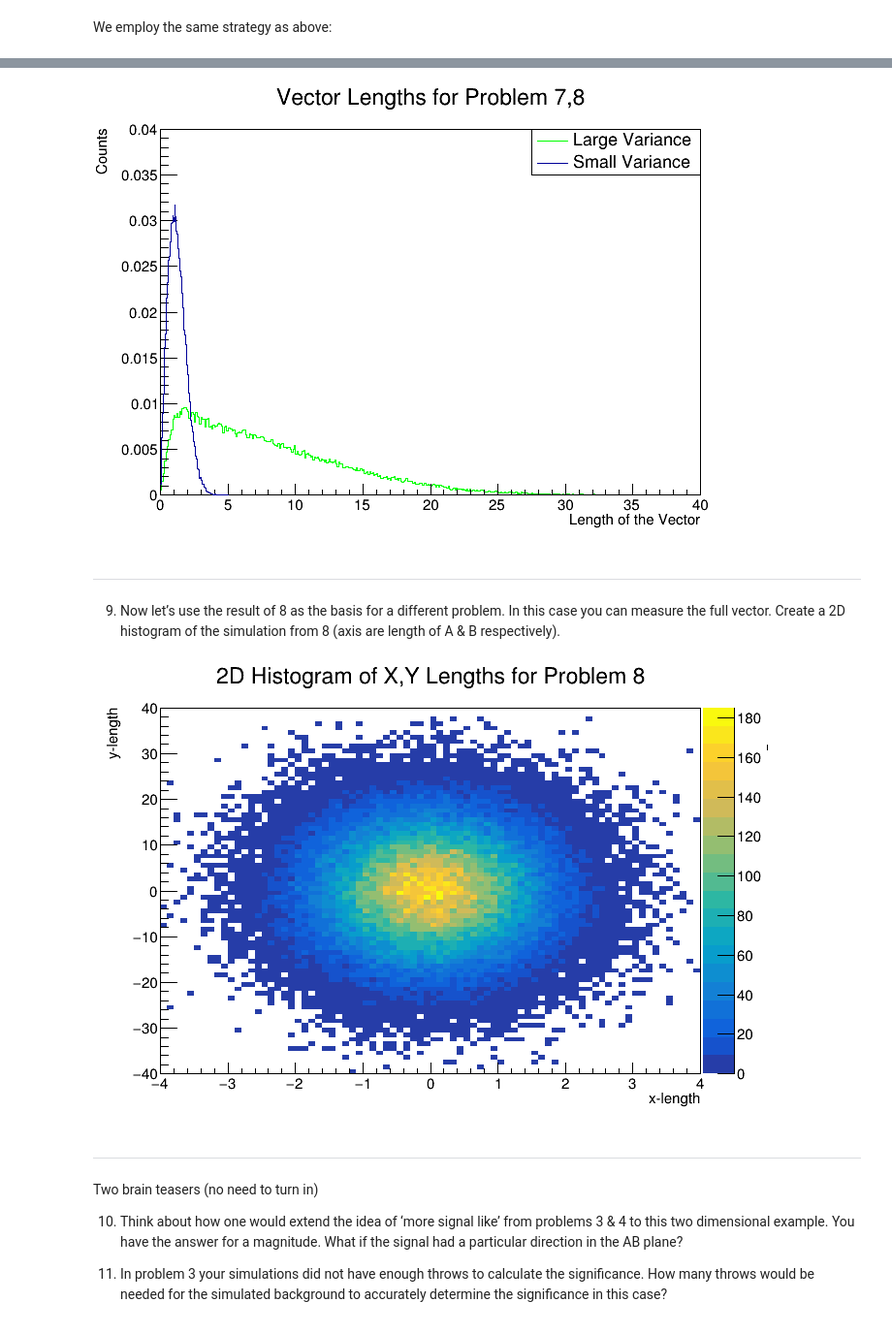
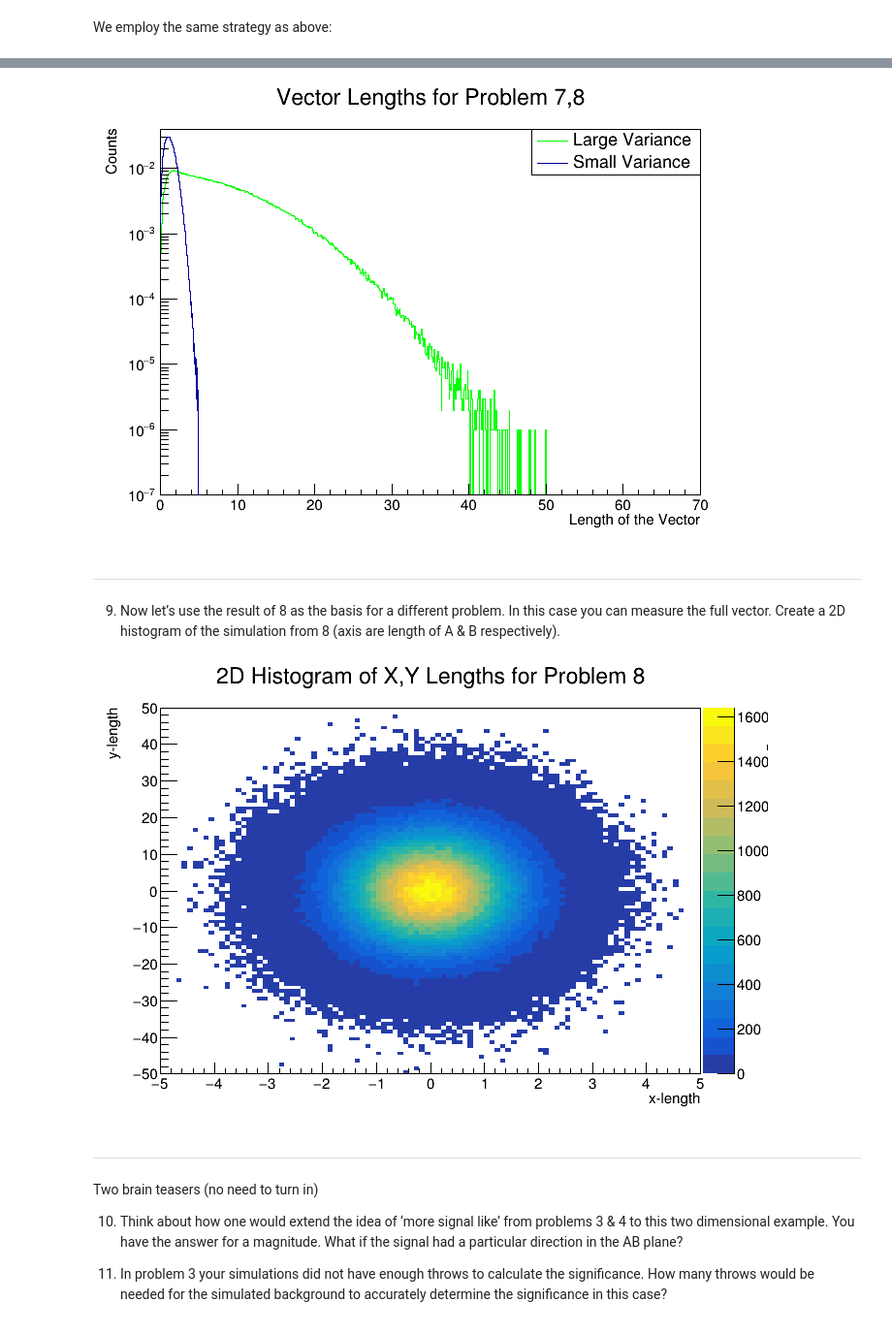
Before and after one commit to jlabounty/phys576, a Jupyter notebook: PHYS576_HW1_JoshuaLaBounty.ipynb, the cells around one changed output, grey strips where cells are left out. Shown: that part at 97% size. Drawn from its saved outputs; the diff is of its cells as text; code cells hidden in the pictures.

```diff
--- a/PHYS576_HW1_JoshuaLaBounty.ipynb
+++ b/PHYS576_HW1_JoshuaLaBounty.ipynb
@@ -36,8 +36,8 @@ So let’s imagine that we have an experiment that counts events, and the averag
 
 1) Simulate what this distribution will look like, and plot on a semilogy histogram plot. 1e4 or 1e5 points should be fine. This is a set of realizations of the background.
 # %%
-#Lets generate a random Poisson distribution with a mean of 50.1, and N = 1e5
-nPoints = 10**5
+#Lets generate a random Poisson distribution with a mean of 50.1, and N = 1e7
+nPoints = 10**7
 mean = 50.1
 
 testPoisson = scipy.stats.poisson.rvs(mean, size=nPoints)
@@ -86,7 +87,10 @@ func1.SetLineColor(2)
 func1.SetNpx(1000)
 
 for i in range(2): #run fit twice to first get better initial guess, then get actual fit
-    h1.Fit("poisson")
+    if i < 1:
+        h1.Fit("poisson","REMQ")
+    else:
+        h1.Fit("poisson","REM")
 func1.Draw("SAME")
 c1.Update()
 c1.Draw()
@@ -186,7 +184,7 @@ realizations of the magnitude measurement.
 7) Plot the resulting magnitude pdf.
 # %%
 #Lets first generate two ransom gaussian distributions, which will be the vectors of x and y coordinates
-nPoints = 100000
+nPoints = 1000000
 vecX = np.random.normal(0,1,size=nPoints)
 vecY = np.random.normal(0,1,size=nPoints)
 
@@ -246,5 +244,5 @@ plt.show()
 # %%
-h3 = r.TH1D("h3","Vector Lengths [Large Variance]",400,0,40)
+h3 = r.TH1D("h3","Vector Lengths [Large Variance]",700,0,70)
 for i in vecLength2:
     h3.Fill(i)
 
@@ -265,16 +263,18 @@ h3.GetXaxis().SetTitle("Length of the Vector")
 h3.GetYaxis().SetTitle("Counts")
 h3.SetLineColor(3)
 h2.Draw("HIST SAME")
-h3.GetYaxis().SetRangeUser(0,.04)
+h3.GetYaxis().SetRangeUser(0.0000001,.04)
 
 leg = r.TLegend(0.65,0.8,0.9,0.9)
 leg.AddEntry(h3 ,"Large Variance", "l")
 leg.AddEntry(h2 ,"Small Variance", "l")
 leg.Draw()
 
+c3.SetLogy()
+
 c3.Draw()
 # %% [output]
-[figure, old version]
+[figure, new version]
 # %% [markdown]
 ---
 
@@ -283,18 +283,18 @@ c3.Draw()
 measure the full vector. Create a 2D histogram of the simulation from 8 (axis are length of A & B
 respectively).
 # %%
-h4 = r.TH2D("h4","2D Histogram of X,Y Lengths for Problem 8",80,-4,4,80,-40,40)
+h4 = r.TH2D("h4","2D Histogram of X,Y Lengths for Problem 8",100,-5,5,100,-50,50)
 for i in range(len(vecLength2)):
     h4.Fill(vecX[i],vecYLarge[i])
 
 h4.GetXaxis().SetTitle("x-length")
 h4.GetYaxis().SetTitle("y-length")
 h4.GetZaxis().SetTitle("Counts")
 c4 = r.TCanvas()
 h4.Draw("COLZ")
 c4.Draw()
 # %% [output]
-[figure, old version]
+[figure, new version]
 # %% [markdown]
 ---
 
```
Also changed, not shown: parts of 9 cells of this notebook.
